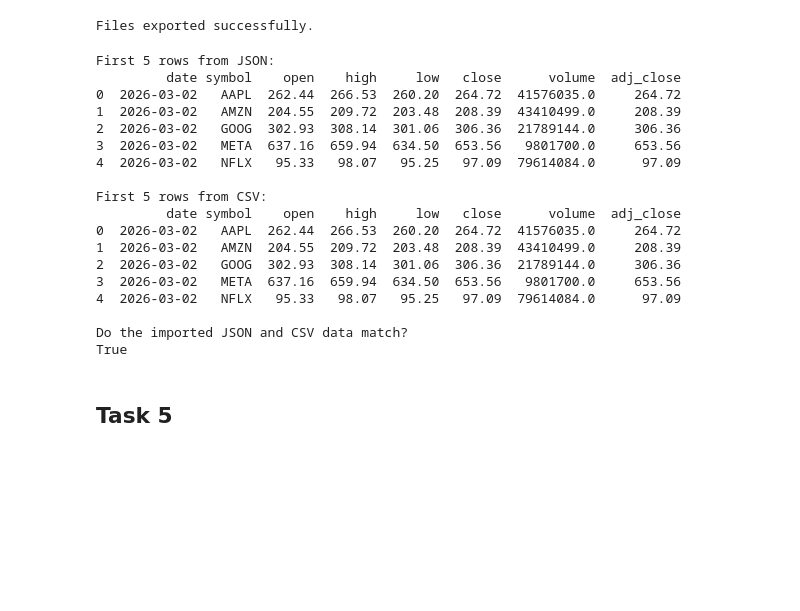
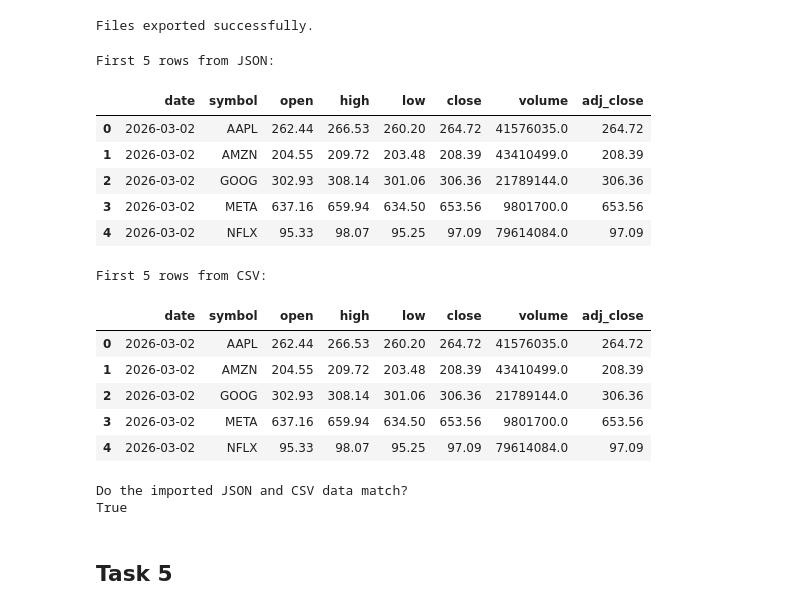
Before and after one commit to antongrundstrom/PythonProgrammingforBusinessIntelligence, a Jupyter notebook: Assignments/Assignment2/Assignment2.ipynb, the cells around one changed output. Cells and saved outputs as stored; diff of their text form; code cells hidden in the pictures; blank space fills up the shorter version.

```diff
--- a/Assignments/Assignment2/Assignment2.ipynb
+++ b/Assignments/Assignment2/Assignment2.ipynb
@@ -306,44 +306,42 @@ Files exported successfully.
 # %%
 # c) Load JSON back
 with open("exports/stockdata.json", "r") as f:
     json_loaded = json.load(f)
 
 df_json_loaded = pd.DataFrame(json_loaded["data"])
 df_json_loaded["date"] = pd.to_datetime(df_json_loaded["date"]).dt.date
 df_json_loaded = df_json_loaded[["date", "symbol", "open", "high", "low", "close", "volume", "adj_close"]]
 
 print("\nFirst 5 rows from JSON:")
-print(df_json_loaded.head())
+display(df_json_loaded.head())
 
 # Load CSV back
 df_csv_loaded = pd.read_csv("exports/stockdata.csv")
 df_csv_loaded["date"] = pd.to_datetime(df_csv_loaded["date"]).dt.date
 
 print("\nFirst 5 rows from CSV:")
-print(df_csv_loaded.head())
+display(df_csv_loaded.head())
 
 # Verify equality
 print("\nDo the imported JSON and CSV data match?")
 print(df_json_loaded.equals(df_csv_loaded))
 # %% [output]
 First 5 rows from JSON:
-         date symbol    open    high     low   close      volume  adj_close
-0  2026-03-02   AAPL  262.44  266.53  260.20  264.72  41576035.0     264.72
-1  2026-03-02   AMZN  204.55  209.72  203.48  208.39  43410499.0     208.39
-2  2026-03-02   GOOG  302.93  308.14  301.06  306.36  21789144.0     306.36
-3  2026-03-02   META  637.16  659.94  634.50  653.56   9801700.0     653.56
-4  2026-03-02   NFLX   95.33   98.07   95.25   97.09  79614084.0      97.09
-
-First 5 rows from CSV:
-         date symbol    open    high     low   close      volume  adj_close
-0  2026-03-02   AAPL  262.44  266.53  260.20  264.72  41576035.0     264.72
-1  2026-03-02   AMZN  204.55  209.72  203.48  208.39  43410499.0     208.39
-2  2026-03-02   GOOG  302.93  308.14  301.06  306.36  21789144.0     306.36
-3  2026-03-02   META  637.16  659.94  634.50  653.56   9801700.0     653.56
-4  2026-03-02   NFLX   95.33   98.07   95.25   97.09  79614084.0      97.09
-
-Do the imported JSON and CSV data match?
-True
+|  | date | symbol | open | high | low | close | volume | adj_close |
+| 0 | 2026-03-02 | AAPL | 262.44 | 266.53 | 260.20 | 264.72 | 41576035.0 | 264.72 |
+| 1 | 2026-03-02 | AMZN | 204.55 | 209.72 | 203.48 | 208.39 | 43410499.0 | 208.39 |
+| 2 | 2026-03-02 | GOOG | 302.93 | 308.14 | 301.06 | 306.36 | 21789144.0 | 306.36 |
+| 3 | 2026-03-02 | META | 637.16 | 659.94 | 634.50 | 653.56 | 9801700.0 | 653.56 |
+| 4 | 2026-03-02 | NFLX | 95.33 | 98.07 | 95.25 | 97.09 | 79614084.0 | 97.09 |
+First 5 rows from CSV:
+|  | date | symbol | open | high | low | close | volume | adj_close |
+| 0 | 2026-03-02 | AAPL | 262.44 | 266.53 | 260.20 | 264.72 | 41576035.0 | 264.72 |
+| 1 | 2026-03-02 | AMZN | 204.55 | 209.72 | 203.48 | 208.39 | 43410499.0 | 208.39 |
+| 2 | 2026-03-02 | GOOG | 302.93 | 308.14 | 301.06 | 306.36 | 21789144.0 | 306.36 |
+| 3 | 2026-03-02 | META | 637.16 | 659.94 | 634.50 | 653.56 | 9801700.0 | 653.56 |
+| 4 | 2026-03-02 | NFLX | 95.33 | 98.07 | 95.25 | 97.09 | 79614084.0 | 97.09 |
+Do the imported JSON and CSV data match?
+True
 # %% [markdown]
 ## Task 5
 # %%
```
Also changed, not shown: parts of 5 cells of this notebook.
